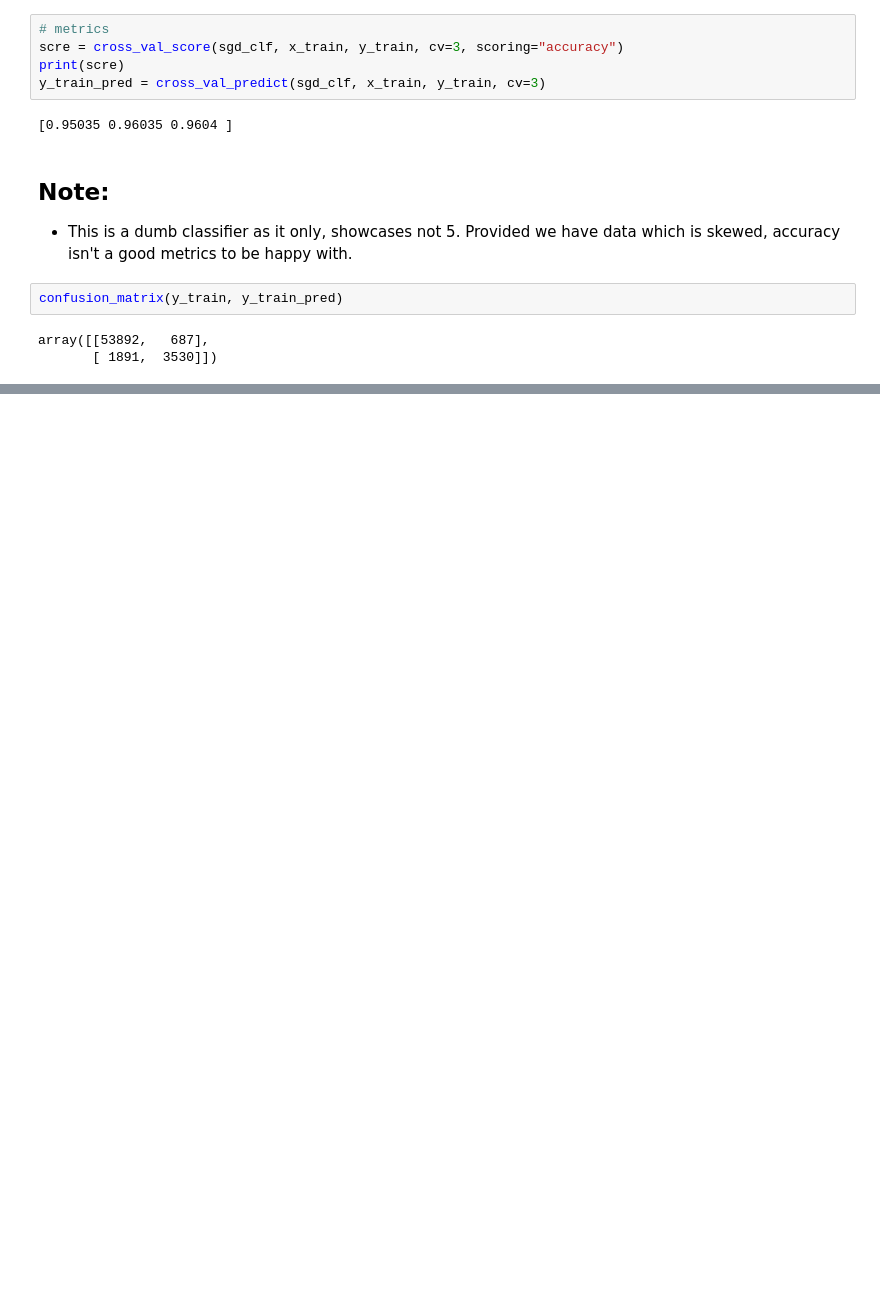
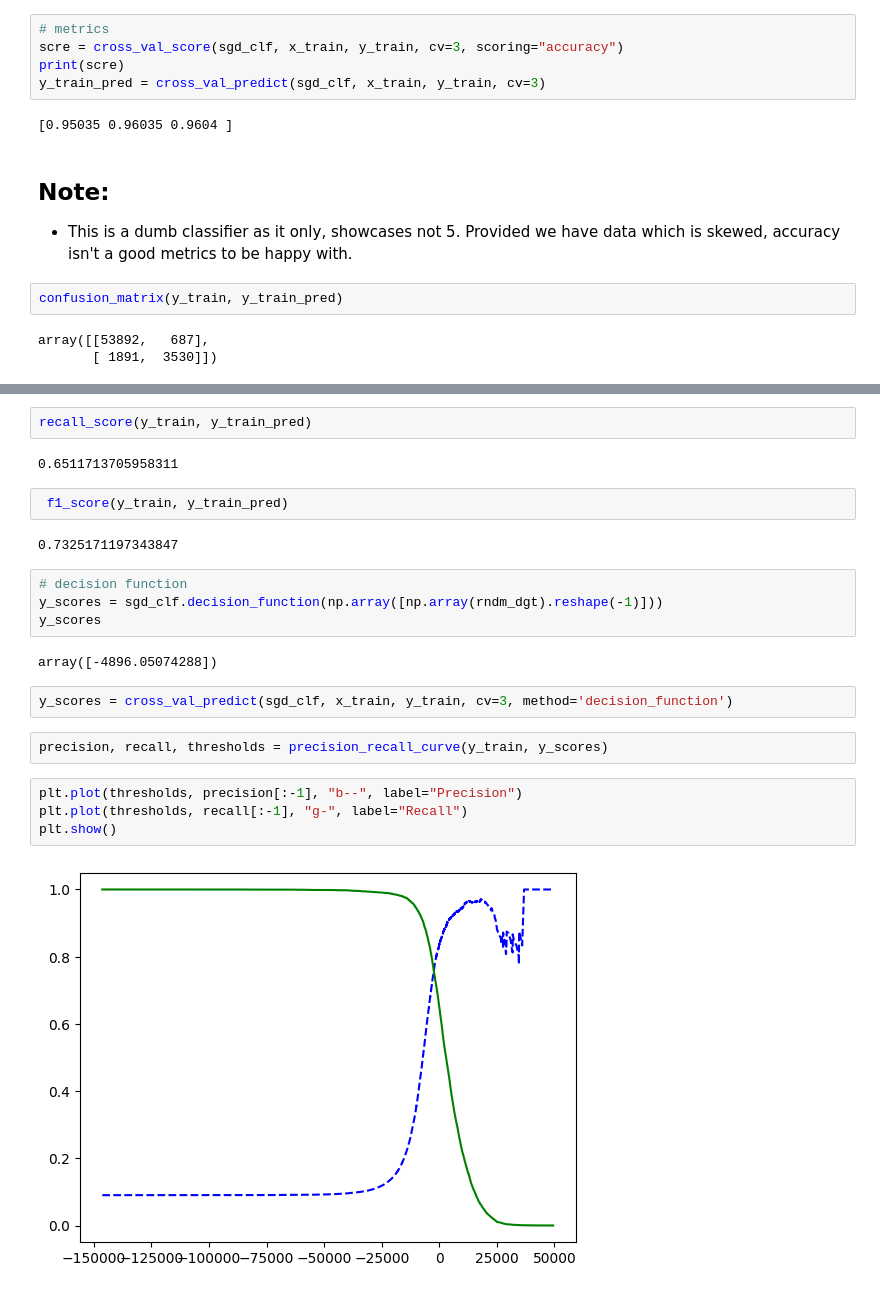
Before and after one commit to rishi-wqd190004/review_data_science_2025, a Jupyter notebook: ml/03_classification/01.1_classification.ipynb, the cells around one changed output, grey strips where cells are left out. Drawn from its saved outputs; the diff is of its cells as text; blank space fills up the shorter version.

Commit message:
roc, PR curve, decision_function

```diff
--- a/ml/03_classification/01.1_classification.ipynb
+++ b/ml/03_classification/01.1_classification.ipynb
@@ -92,0 +97,24 @@ array([[53892,   687],
+# %%
+recall_score(y_train, y_train_pred)
+# %% [output]
+0.6511713705958311
+# %%
+ f1_score(y_train, y_train_pred)
+# %% [output]
+0.7325171197343847
+# %%
+# decision function
+y_scores = sgd_clf.decision_function(np.array([np.array(rndm_dgt).reshape(-1)]))
+y_scores
+# %% [output]
+array([-4896.05074288])
+# %%
+y_scores = cross_val_predict(sgd_clf, x_train, y_train, cv=3, method='decision_function')
+# %%
+precision, recall, thresholds = precision_recall_curve(y_train, y_scores)
+# %%
+plt.plot(thresholds, precision[:-1], "b--", label="Precision")
+plt.plot(thresholds, recall[:-1], "g-", label="Recall")
+plt.show()
+# %% [output]
+[figure, added]
```
Also changed, not shown: parts of 5 cells of this notebook.
